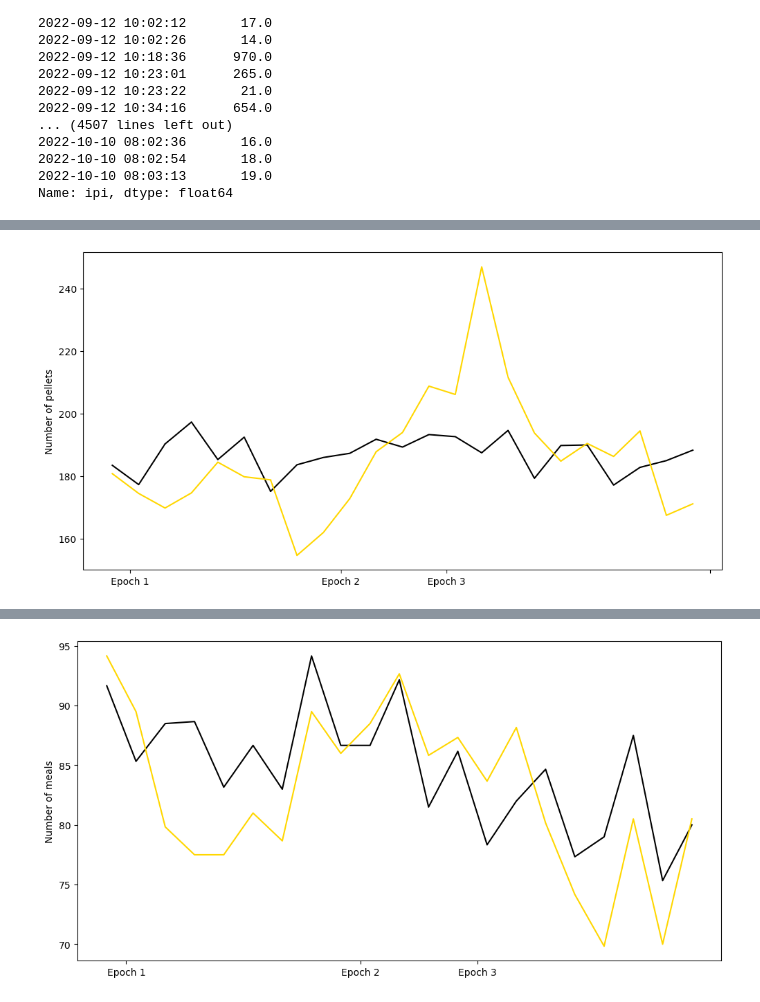
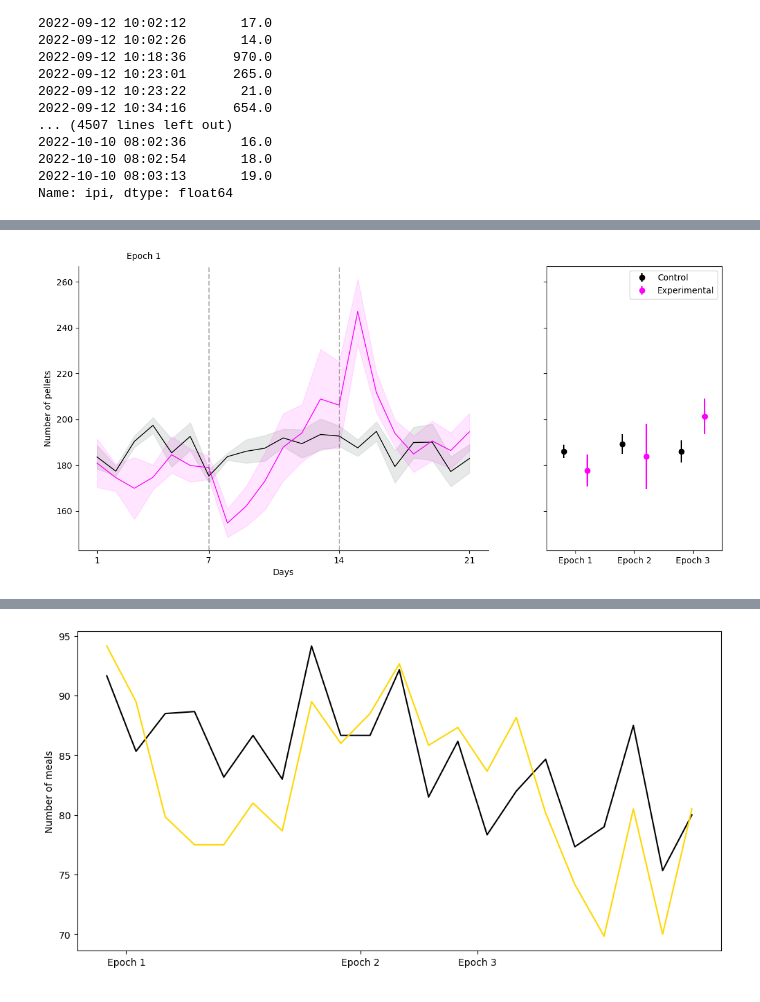
Before and after one commit to Htbibalan/FEDPROTEINPRO, a Jupyter notebook: notebooks/FEDXC_readdata_BACKUP.ipynb, the cells around one changed output, grey strips where cells are left out. Cells and saved outputs as stored; diff of their text form; code cells hidden in the pictures.

```diff
--- a/notebooks/FEDXC_readdata_BACKUP.ipynb
+++ b/notebooks/FEDXC_readdata_BACKUP.ipynb
@@ -337,7 +350,9 @@ for key, val in ff_dict_all_epochs.items():
 def clean_df(lst):
     return (pd.concat(lst, axis= 1)
            .fillna(0)
-           .head(23)) #23 days used because in epoch 4 we used expired pellets for ctl animals
+            .reset_index()
+            .iloc[:,1:]
+           .head(21)) #23 days used because in epoch 4 we used expired pellets for ctl animals
 
 
 
@@ -401,39 +435,83 @@ ctl_pellets
 # f, ax = plt.subplots()
 # ax.plot(NR.mean(axis=1),) #yerror= NR.sem(axis=1))
 # ax.plot(PR.mean(axis=1))
+# %%
+ctl_color= "black"
+exp_color="magenta"
 # %%
-f, ax = plt.subplots(figsize=(12,6) )
-ax.plot(ctl_pellets.mean(axis=1),color="black") #yerror= NR.sem(axis=1))
-ax.plot(exp_pellets.mean(axis=1), color= "gold")
-ax.set_ylabel("Number of pellets")
-# ax.set_xlabel("Days")
+
+f, [ax1,ax2] = plt.subplots(figsize=(13.5,6), ncols=2,
+                            sharey=True,
+                           gridspec_kw={"width_ratios":[0.7,0.3]})
+tp.shadedError(ax1,ctl_pellets.T,linecolor=ctl_color)
+tp.shadedError(ax1,exp_pellets.T,linecolor=exp_color, errorcolor= exp_color, alpha= 0.1)
+# ax.plot(ctl_pellets.mean(axis=1),color="black") #yerror= NR.sem(axis=1))
+# ax.plot(exp_pellets.mean(axis=1), color= "gold")
+ax1.set_ylabel("Number of pellets")
+ax1.set_xlabel("Days")
+ax1.axvline(6,color="k",linestyle="--", alpha= 0.3)
+ax1.axvline(13,color="k",linestyle="--", alpha= 0.3)
 
 #trying to get correct xticks for each epoch
-labels = [item.get_text() for item in ax.get_xticklabels()]
-labels[0] = "Epoch 1"
-labels[2] = "Epoch 2"
-labels[3] = "Epoch 3"
+# labels = [item.get_text() for item in ax1.get_xticklabels()]
+# labels[0] = "Epoch 1"
+# labels[2] = "Epoch 2"
+# labels[3] = "Epoch 3"
 
 #trying to remove unwanted ticks
-xticks = ax.xaxis.get_major_ticks()
-xticks[1].set_visible(False)
-xticks[4].set_visible(False)
-xticks[5].set_visible(False)
+# xticks = ax.xaxis.get_major_ticks()
+# xticks[1].set_visible(False)
+# xticks[4].set_visible(False)
+# xticks[5].set_visible(False)
 
-ax.set_xticklabels(labels)
+# ax.set_xticklabels(labels)
 
-plt.show()
+# plt.show()
 
+ax1.set_xticks([0,6,13,20],labels=["1","7","14","21"])
+ax1.text(2.5,270,"Epoch 1", ha="center")
 
-
-
-f, ax = plt.subplots(figsize=(12,6) )
-ctl_pellets.mean(axis=1).plot(yerr= ctl_pellets.sem(axis=1), ax=ax)
-exp_pellets.mean(axis=1).plot(yerr= exp_pellets.sem(axis=1), ax=ax)
+ax1.spines["top"].set_visible(False)
+ax1.spines["right"].set_visible(False)
+# f, ax = plt.subplots(figsize=(12,6) )
+# ctl_pellets.mean(axis=1).plot(yerr= ctl_pellets.sem(axis=1), ax=ax)
+# exp_pellets.mean(axis=1).plot(yerr= exp_pellets.sem(axis=1), ax=ax)
 
 # from matplotlib import ticker
 
 # ticker.IndexLocator(  offset=7)
 # ticker.MaxNLocator(3)
 #ax.set_xticks([0,1,2])
+
+
+
+
+
+ctl_E1=ctl_pellets.iloc[0:7,:].mean(axis=0)
+ctl_E2=ctl_pellets.iloc[7:14,:].mean(axis=0)
+ctl_E3=ctl_pellets.iloc[14:,:].mean(axis=0)
+
+exp_E1=exp_pellets.iloc[0:7,:].mean(axis=0)
+exp_E2=exp_pellets.iloc[7:14,:].mean(axis=0)
+exp_E3=exp_pellets.iloc[14:,:].mean(axis=0)
+
+spacing=0.2
+ax2.errorbar([1-spacing,2-spacing,3-spacing],[ctl_E1.mean(), ctl_E2.mean(), ctl_E3.mean()],
+             yerr=[ctl_E1.sem(), ctl_E2.sem(), ctl_E3.sem()],
+            marker="o",
+            linestyle="",
+            color=ctl_color,
+             label="Control")
+
+ax2.errorbar([1+spacing,2+spacing,3+spacing],[exp_E1.mean(), exp_E2.mean(), exp_E3.mean()],
+             yerr=[exp_E1.sem(), exp_E2.sem(), exp_E3.sem()],
+            marker="o",
+            linestyle="",
+            color=exp_color,
+            label="Experimental")
+
+ax2.set_xticks([1,2,3],labels=["Epoch 1", "Epoch 2", "Epoch 3"])
+ax2.set_xlim([0.5,3.5])
+
+ax2.legend()
 # %% [output]
@@ -440 +519 @@ exp_pellets.mean(axis=1).plot(yerr= exp_pellets.sem(axis=1), ax=ax)
-[figure, old version]
+[figure, new version]
```
Also changed, not shown: parts of 14 cells of this notebook, 3 other files.
